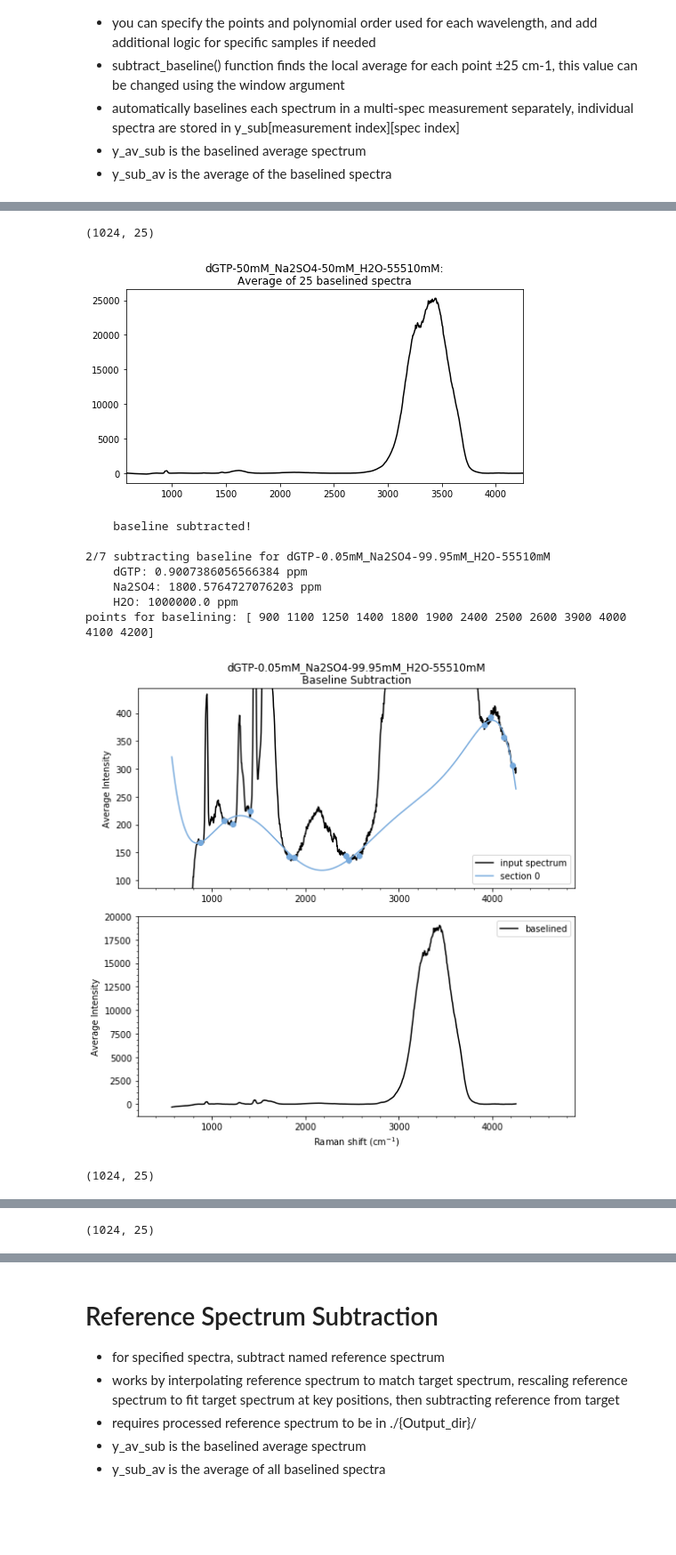
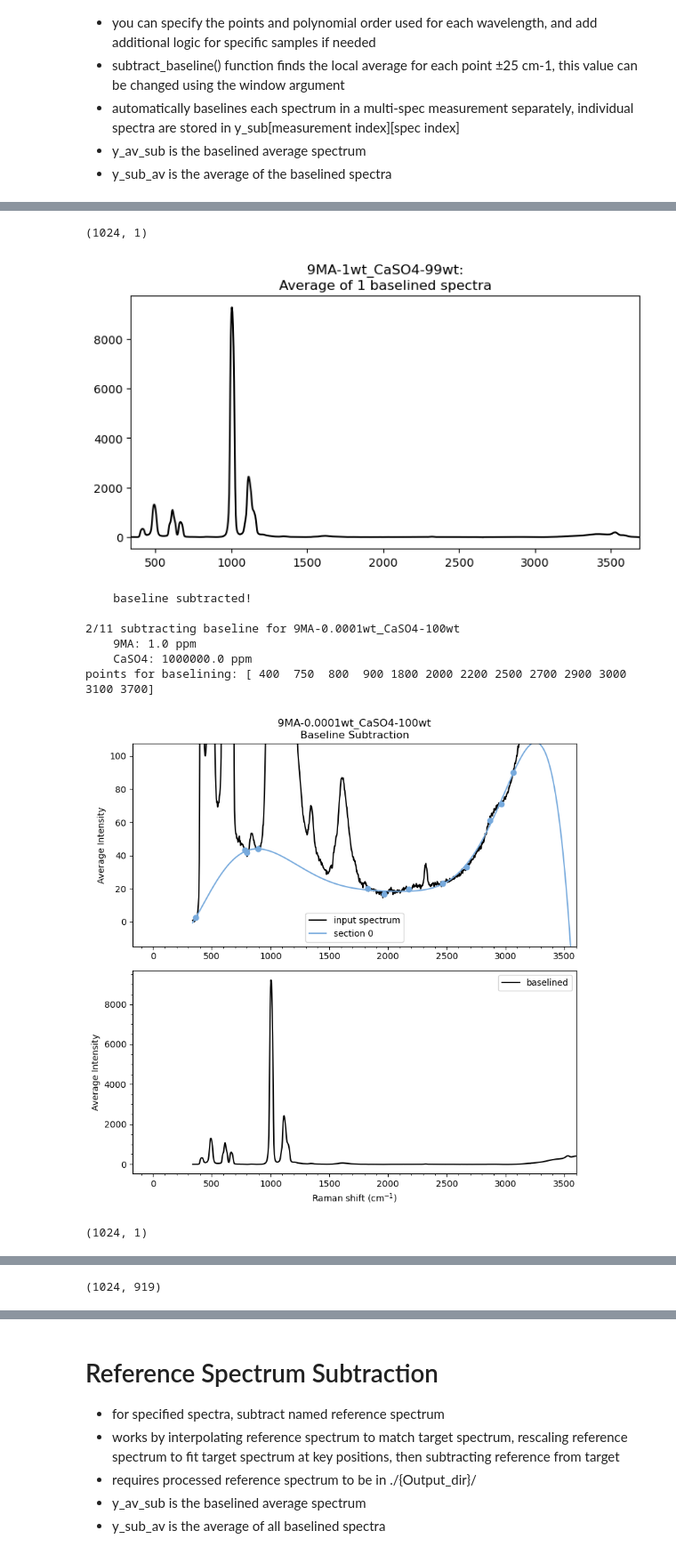
Before and after one commit to Jobium/Quantitative-Raman, a Jupyter notebook: Raman-processing_v01.ipynb, the cells around one changed output, grey strips where cells are left out. Shown at 89% size. Saved outputs shown, nothing was run; the diff lists cells and outputs as text; code cells hidden in the pictures; blank space fills up the shorter version.

```diff
--- a/Raman-processing_v01.ipynb
+++ b/Raman-processing_v01.ipynb
@@ -50,15 +50,15 @@ This template script contains all the code needed to import and process Raman sp
 
 # list directories for input data, figures and output files
 Data_dir = './data/'
-Fig_dir = './figures/'
+Fig_dir = './new figures/'
 Out_dir = './output/'
 Ref_dir = './data/Standards/'
 
 Technique = 'Raman'         # 'Raman' or 'FTIR'
 
 # filter data import by sample / subsample
-Instrument = 'MOBIUS'           # name of nstrument
-Mixture = 'dGTP_Na2SO4_H2O'     # name of sample, or '*' for all
+Instrument = 'Fornaro'           # name of nstrument
+Mixture = '9MA_CaSO4'     # name of sample, or '*' for all
 
 # list of filenames not to import
 Do_Not_Import = []
@@ -66,6 +66,8 @@ Do_Not_Import = []
 Components = Mixture.split("_")
 
 Laser_Wavelength = '248'        # wavelength in nm, as str
+PreProcessing = '*'
+File_Type = 'csv'
 # %%
 # ==================================================
 # this section imports necessary python modules
@@ -482,7 +501,7 @@ else:
         elif 'IOM' in comps:
             base_list = [400, 800, 900, 1480, 1800, 2000, 2200, 2500, 2700, 2900, 3000, 3100]
         elif 'CaSO4' in comps:
-            base_list = [400, 750, 800, 900, 1800, 2000, 2200, 2500, 2900, 2700, 3000, 3100]
+            base_list = [400, 750, 800, 900, 1800, 2000, 2200, 2500, 2900, 2700, 3000, 3100, 3700]
         else:
             base_list = [400, 800, 1080, 1800, 2000, 2200, 2500, 2700, 2900, 3000, 3100]
         order = int(len(base_list)/1.5)
@@ -495,15 +514,14 @@ else:
                           fixed_ends=False, show_plot=show_plot, save_plot=save_plot, debug=debug)
 
         # baseline individual spectra if necessary
-        if measurement.points > 1:
-            if debug == True:
+        if debug == True:
                 print("%s points:" % title, measurement.points)
                 print("    map x,y arrays:", np.shape(measurement['raman_shift']), np.shape(measurement['y']))
-            # subtract baseline from individual spectra
-            subtract_baseline(measurement, x_key, 'y', 'y_sub', base_list, base='poly', order=order,
+        # subtract baseline from individual spectra
+        subtract_baseline(measurement, x_key, 'y', 'y_sub', base_list, base='poly', order=order,
                               fixed_ends=True, show_plot=False, save_plot=False, debug=debug)
 
-            if show_plot == True:
+        if show_plot == True:
                 # plot average of baselines vs baseline of average
                 plt.figure(figsize=(8,4))
                 plt.title("%s:\nAverage of %s baselined spectra" % (title, measurement.points))
@@ -515,9 +533,9 @@ else:
                 plt.xlim(measurement.x_start, measurement.x_end)
                 plt.show()
 
-            # get average of baselined spectra
-            log = measurement['y_sub'].log + ['averaged over %s spectra' % measurement.points]
-            measurement.add_spectrum(key='y_sub_av', y=measurement['y_sub'].mean(),
+        # get average of baselined spectra
+        log = measurement['y_sub'].log + ['averaged over %s spectra' % measurement.points]
+        measurement.add_spectrum(key='y_sub_av', y=measurement['y_sub'].mean(),
                     label='Averaged Baselined Intensity (counts)', log=log)
         process_count += 1
         print("    baseline subtracted!")
@@ -533,11 +550,10 @@ points for baselining: [ 900 1100 1250 1400 1800 1900 2400 2500 2600 3900 4000 4
-(1024, 25)
+(1024, 1)
-[figure, old version]
+[figure, new version]
     baseline subtracted!
 
-2/7 subtracting baseline for dGTP-0.05mM_Na2SO4-99.95mM_H2O-55510mM
-    dGTP: 0.9007386056566384 ppm
-    Na2SO4: 1800.5764727076203 ppm
-    H2O: 1000000.0 ppm
-points for baselining: [ 900 1100 1250 1400 1800 1900 2400 2500 2600 3900 4000 4100 4200]
+2/11 subtracting baseline for 9MA-0.0001wt_CaSO4-100wt
+    9MA: 1.0 ppm
+    CaSO4: 1000000.0 ppm
+points for baselining: [ 400  750  800  900 1800 2000 2200 2500 2700 2900 3000 3100 3700]
-[figure, old version]
+[figure, new version]
-(1024, 25)
+(1024, 1)
@@ -553 +568 @@ points for baselining: [ 900 1100 1250 1400 1800 1900 2400 2500 2600 3900 4000 4
-(1024, 25)
+(1024, 919)
```
Also changed, not shown: parts of 8 cells of this notebook.
